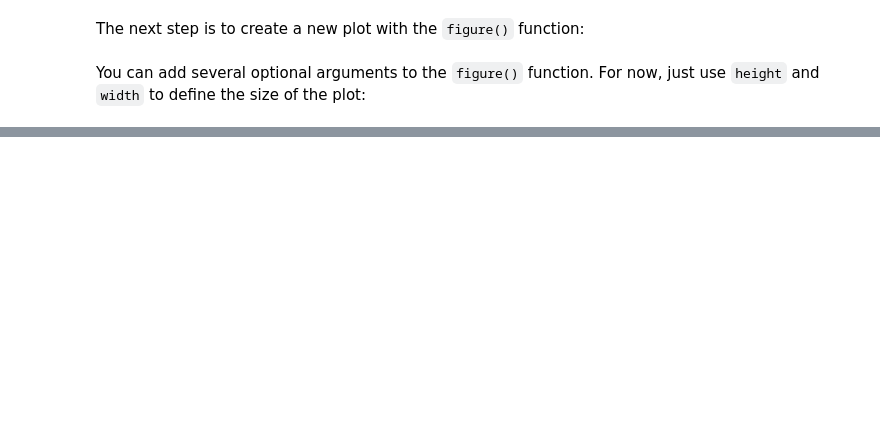
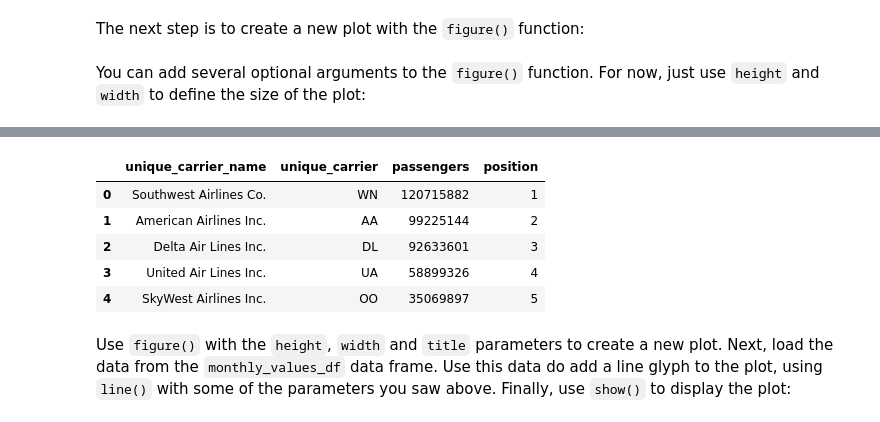
Before and after one commit to bokeh/tutorial, a Jupyter notebook: notebooks/04_basic_plots.ipynb, the cells around one changed output, grey strips where cells are left out. Cells and saved outputs as stored; diff of their text form; code cells hidden in the pictures; blank space fills up the shorter version.

```diff
--- a/notebooks/04_basic_plots.ipynb
+++ b/notebooks/04_basic_plots.ipynb
@@ -117,0 +304,15 @@ show(plot)
+# %%
+airlines_by_passengers_df = data.get_biggest_airlines_by_passengers()
+airlines_by_passengers_df.head()
+# %% [output]
+|  | unique_carrier_name | unique_carrier | passengers | position |
+| 0 | Southwest Airlines Co. | WN | 120715882 | 1 |
+| 1 | American Airlines Inc. | AA | 99225144 | 2 |
+| 2 | Delta Air Lines Inc. | DL | 92633601 | 3 |
+| 3 | United Air Lines Inc. | UA | 58899326 | 4 |
+| 4 | SkyWest Airlines Inc. | OO | 35069897 | 5 |
+# %% [markdown]
+Use `figure()` with the `height`, `width` and `title` parameters to create a new
+plot. Next, load the data from the `monthly_values_df` data frame. Use this data
+do add a line glyph to the plot, using `line()` with some of the parameters you
+saw above. Finally, use `show()` to display the plot:
```
Also changed, not shown: parts of 26 cells of this notebook, 1 other file.
